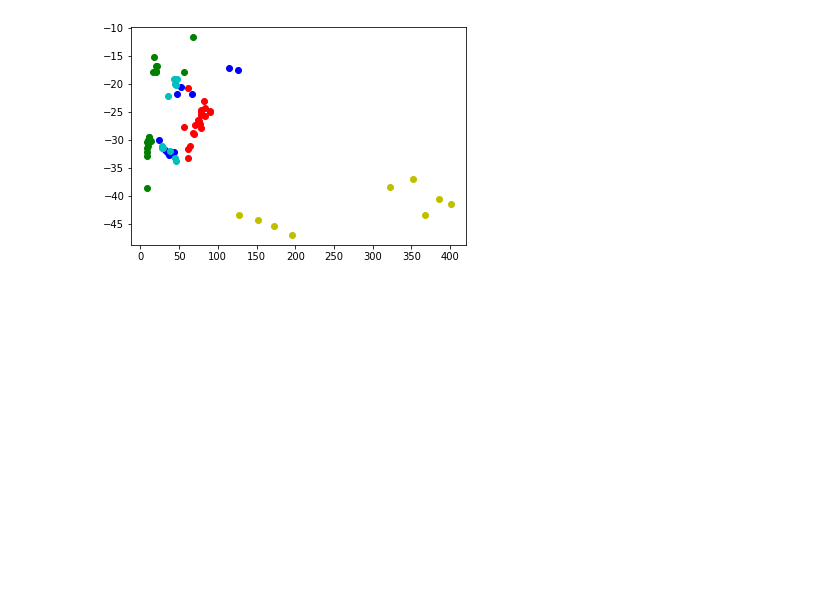
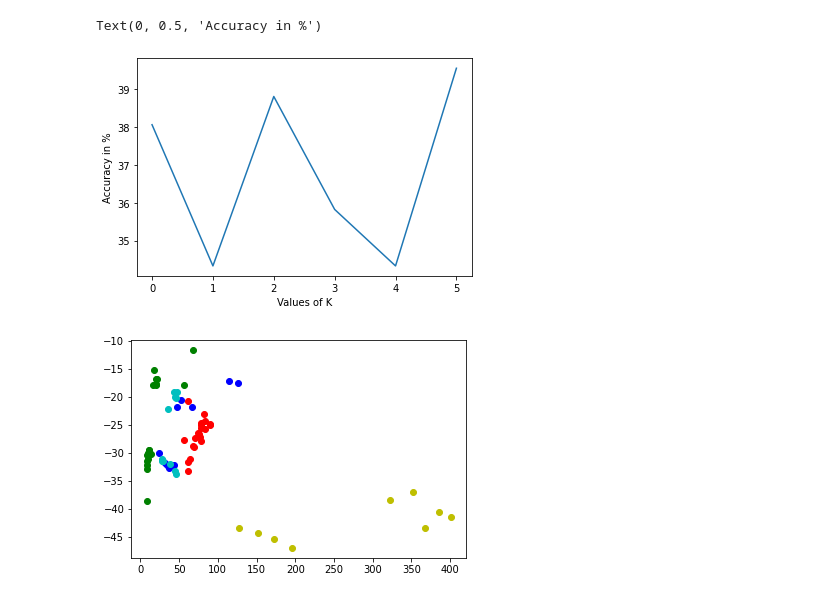
Before and after one commit to Abh1-Shek/ML_code_1, a Jupyter notebook: new_k_means_clustering.ipynb, the cells around one changed output. Drawn from its saved outputs; the diff is of its cells as text; code cells hidden in the pictures; blank space fills up the shorter version.

Commit message:
new cluster and new scatter

```diff
--- a/new_k_means_clustering.ipynb
+++ b/new_k_means_clustering.ipynb
@@ -673,8 +673,8 @@ predictions = forest_CART.calculate_accuracy(testing_data)
 # %%
 accuracies = []
 
-# for k in range(3,5):
-#     print(f"Running for {k}")
-#     forest_ID3A = Forest(training_data, k, num_of_iterations = 100)
-#     predictions,accuracy = forest_ID3A.calculate_accuracy(testing_data)
-#     accuracies.append(accuracy)
+for k in range(1,7):
+    print(f"Running for {k}")
+    forest_ID3A = Forest(training_data, k, num_of_iterations = 100)
+    predictions,accuracy = forest_ID3A.calculate_accuracy(testing_data)
+    accuracies.append(accuracy)
@@ -681,7 +694,10 @@ accuracies = []
 # %%
-# plt.plot(accuracies)
-# plt.xlabel('Values of K')
-# plt.ylabel('Accuracy in %')
+plt.plot(accuracies)
+plt.xlabel('Values of K')
+plt.ylabel('Accuracy in %')
+# %% [output]
+Text(0, 0.5, 'Accuracy in %')
+[figure, added]
 # %%
 datasets = forest_ID3A.prepare_data()
 # %%
```
Also changed, not shown: parts of 4 cells of this notebook.
